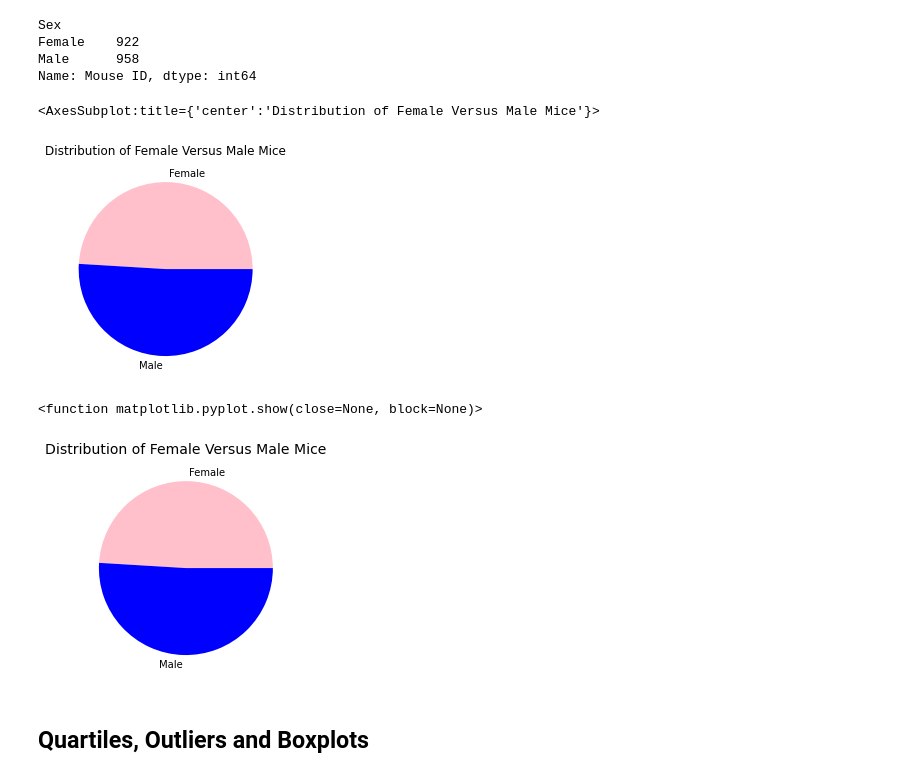
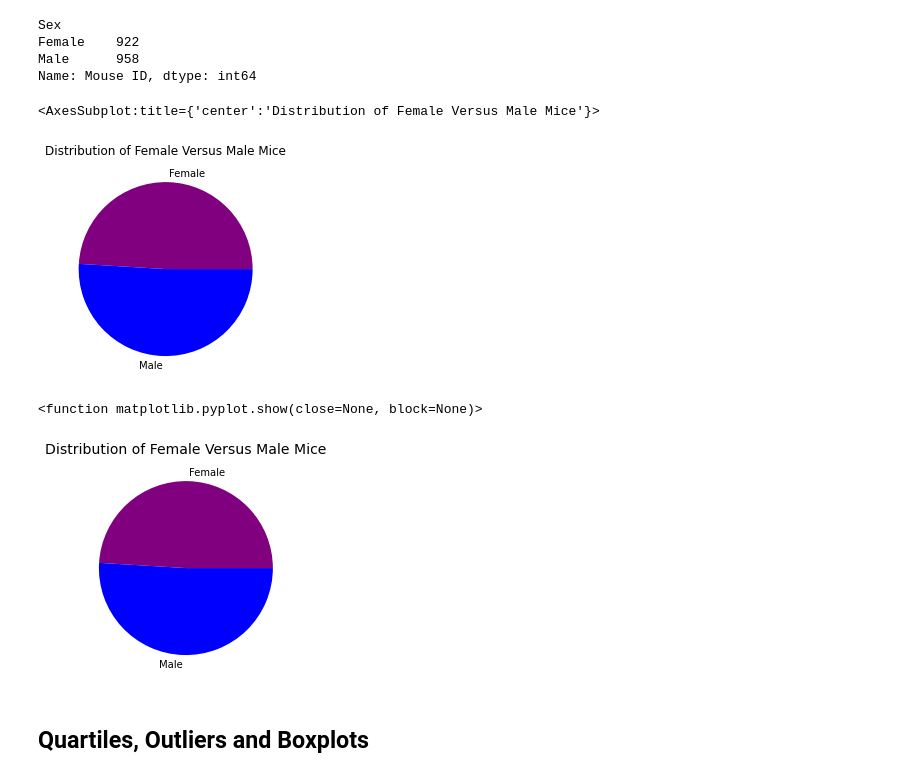
Before and after one commit to StephanieMcNutt/matplotlib_challenge, a Jupyter notebook: main.ipynb, the cells around one changed output. Drawn from its saved outputs; the diff is of its cells as text; code cells hidden in the pictures.

```diff
--- a/main.ipynb
+++ b/main.ipynb
@@ -194,11 +194,11 @@ Female    922
 Male      958
 Name: Mouse ID, dtype: int64
 # %%
-colors = ["pink", "blue"]
+colors = ["purple", "blue"]
 pd_sex_ct.plot( kind ='pie',colors=colors, title="Distribution of Female Versus Male Mice", ylabel='')
 # %% [output]
 <AxesSubplot:title={'center':'Distribution of Female Versus Male Mice'}>
-[figure, old version]
+[figure, new version]
 # %%
 # Generate a pie plot showing the distribution of female versus male mice using pyplot
 pyplt_gender_ct = clean_df.groupby(["Sex"]).count()["Mouse ID"]
@@ -211,6 +211,6 @@ plt.title("Distribution of Female Versus Male Mice",fontsize = 14, )
 plt.show
 # %% [output]
 <function matplotlib.pyplot.show(close=None, block=None)>
-[figure, old version]
+[figure, new version]
 # %% [markdown]
 ## Quartiles, Outliers and Boxplots
```
Also changed, not shown: parts of 7 cells of this notebook.
